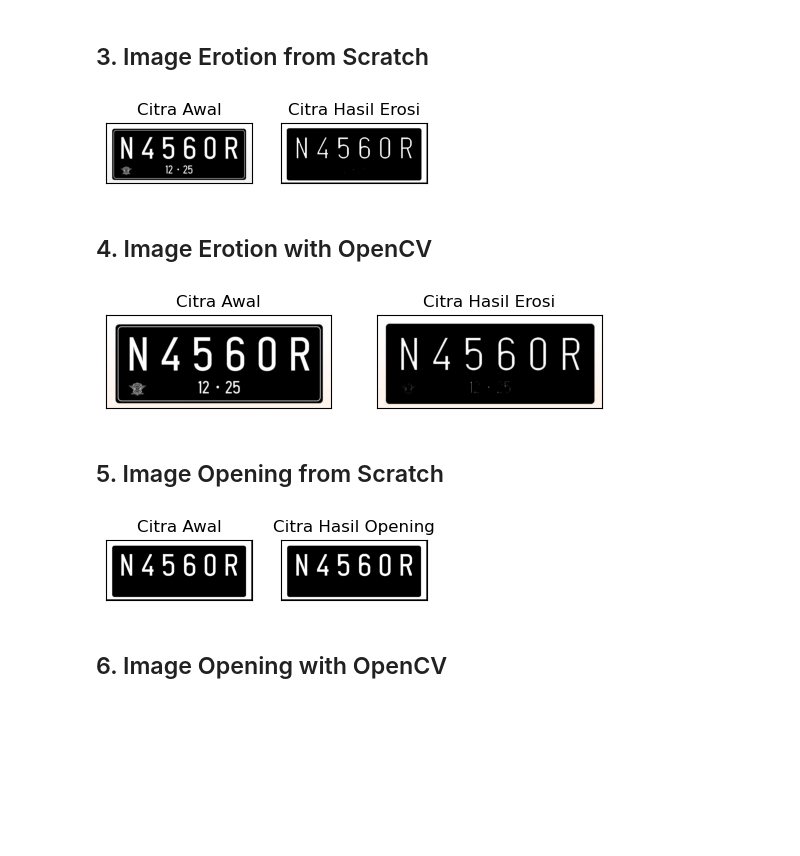
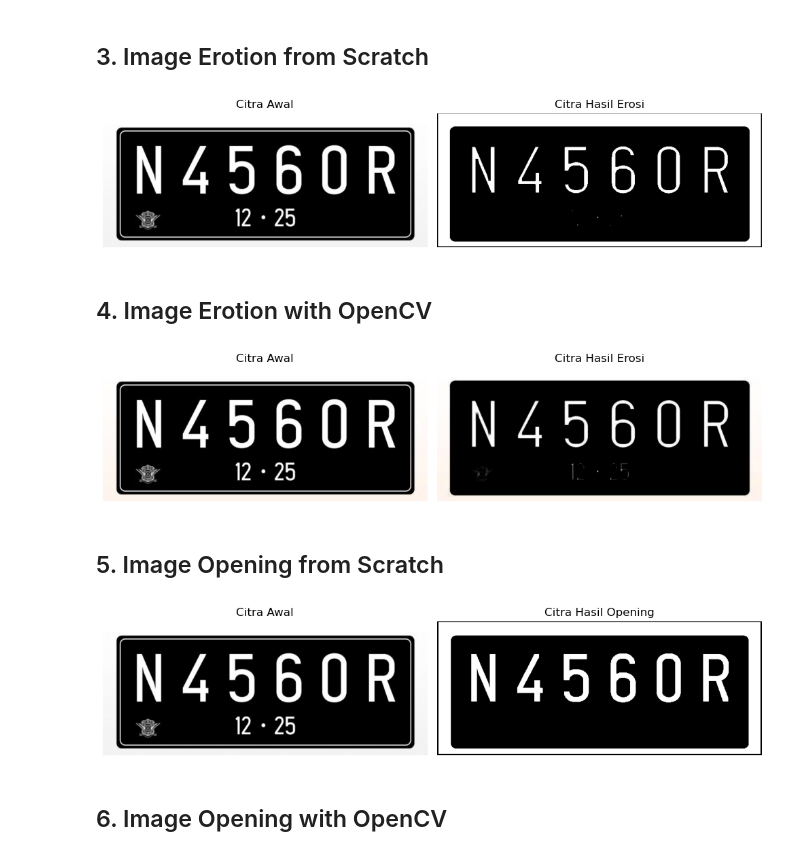
Before and after one commit to FarrelAD/Penglihatan-Komputer, a Jupyter notebook: notebooks/week-10.ipynb, the cells around one changed output. Saved outputs shown, nothing was run; the diff lists cells and outputs as text; code cells hidden in the pictures; blank space fills up the shorter version.

```diff
--- a/notebooks/week-10.ipynb
+++ b/notebooks/week-10.ipynb
@@ -158,31 +169,36 @@ def image_erosion(
 # %%
 img = cv2.imread('../assets/plat-nomor.jpg', flags=cv2.IMREAD_GRAYSCALE)
 
 if img is None:
     raise Exception('Image is not found!')
 
 
 ret1, thresh1 = cv2.threshold(
     img,
     thresh=175,
     maxval=225,
     type=cv2.THRESH_BINARY
 )
 
 img_e = image_erosion(thresh1, k=5)
-plt.subplot(131)
-plt.imshow(img,cmap = 'gray')
-plt.title('Citra Awal')
-plt.xticks([])
-plt.yticks([])
-plt.subplot(132)
-plt.imshow(img_e,cmap = 'gray')
-plt.title('Citra Hasil Erosi')
-plt.xticks([])
-plt.yticks([])
+
+
+fig, axes = plt.subplots(1, 2, figsize=(10, 4))  # 1 row, 2 columns
+
+# First image
+axes[0].imshow(img, cmap='gray')
+axes[0].set_title('Citra Awal')
+axes[0].axis('off')
+
+# Second image
+axes[1].imshow(img_e, cmap='gray')
+axes[1].set_title('Citra Hasil Erosi')
+axes[1].axis('off')
+
+plt.tight_layout()
 plt.show()
 # %% [output]
-[figure, old version]
+[figure, new version]
 # %% [markdown]
 ## 4. Image Erotion with OpenCV
 # %%
@@ -192,21 +208,24 @@ if img is None:
     raise Exception('Image is not found!')
 
 kernel = np.ones((5,5),np.uint8)
-erosion = cv2.erode(img,kernel,iterations = 1)
+img_e = cv2.erode(img,kernel,iterations = 1)
 
-plt.subplot(121)
-plt.imshow(img)
-plt.title('Citra Awal')
-plt.xticks([])
-plt.yticks([])
-plt.subplot(122)
-plt.imshow(erosion)
-plt.title('Citra Hasil Erosi')
-plt.xticks([])
-plt.yticks([])
+fig, axes = plt.subplots(1, 2, figsize=(10, 4))  # 1 row, 2 columns
+
+# First image
+axes[0].imshow(img)
+axes[0].set_title('Citra Awal')
+axes[0].axis('off')
+
+# Second image
+axes[1].imshow(img_e, cmap='gray')
+axes[1].set_title('Citra Hasil Erosi')
+axes[1].axis('off')
+
+plt.tight_layout()
 plt.show()
 # %% [output]
-[figure, old version]
+[figure, new version]
 # %% [markdown]
 ## 5. Image Opening from Scratch
 # %%
@@ -224,19 +243,23 @@ reto, thresh = cv2.threshold(
 
 img_o = image_dilation(image_erosion(thresh, k=7), w=7)
 
-plt.subplot(131)
-plt.imshow(img_o,cmap = 'gray')
-plt.title('Citra Awal')
-plt.xticks([])
-plt.yticks([])
-plt.subplot(132)
-plt.imshow(img_o,cmap = 'gray')
-plt.title('Citra Hasil Opening')
-plt.xticks([])
-plt.yticks([])
+
+fig, axes = plt.subplots(1, 2, figsize=(10, 4))  # 1 row, 2 columns
+
+# First image
+axes[0].imshow(img, cmap='gray')
+axes[0].set_title('Citra Awal')
+axes[0].axis('off')
+
+# Second image
+axes[1].imshow(img_o, cmap='gray')
+axes[1].set_title('Citra Hasil Opening')
+axes[1].axis('off')
+
+plt.tight_layout()
 plt.show()
 # %% [output]
-[figure, old version]
+[figure, new version]
 # %% [markdown]
 ## 6. Image Opening with OpenCV
 # %%
```
Also changed, not shown: parts of 16 cells of this notebook, 2 other files.
